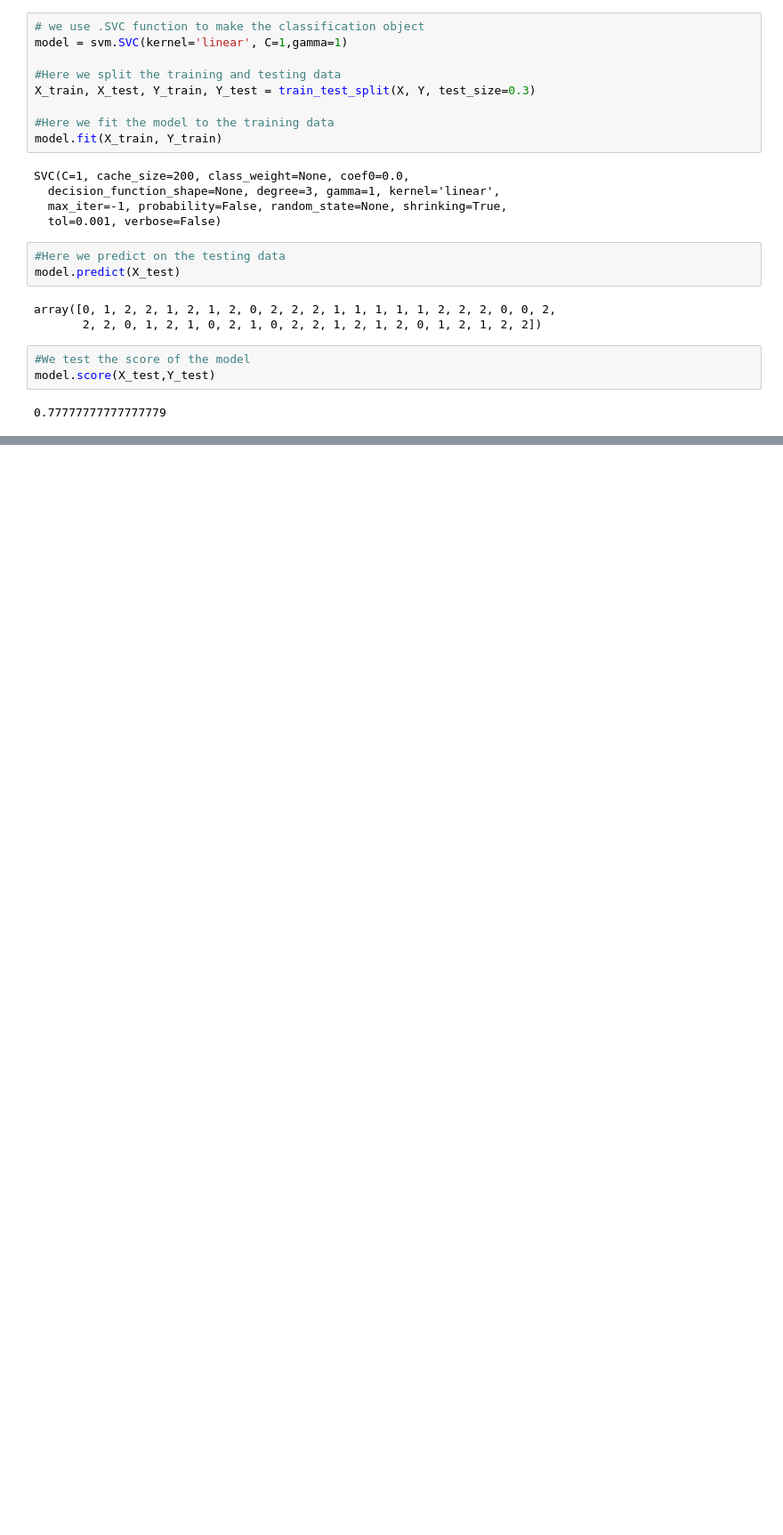
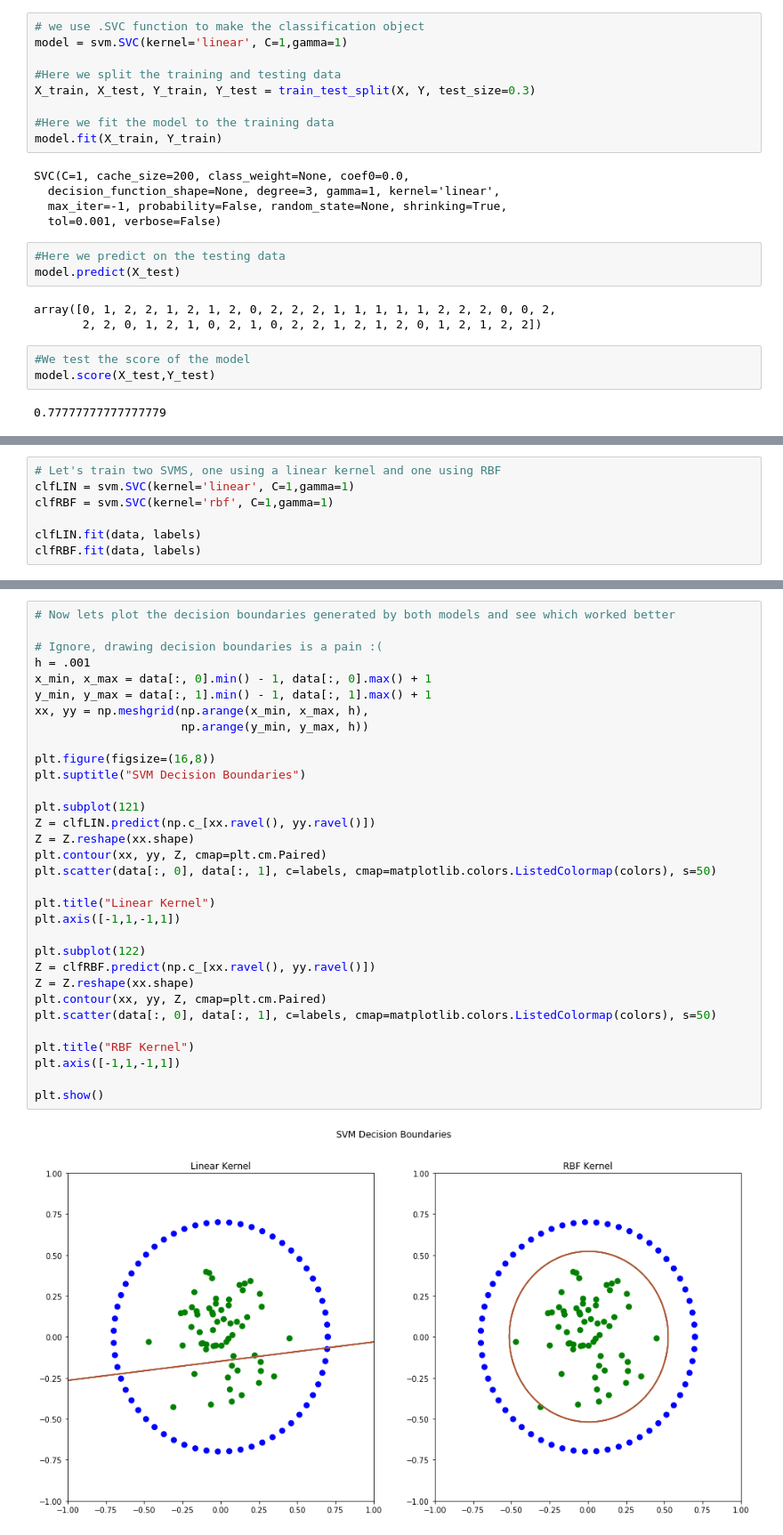
Before and after one commit to CornellDataScience/training-program-FA17, a Jupyter notebook: notes/LECTURE 6.ipynb, the cells around one changed output, grey strips where cells are left out. Shown at 89% size. Cells and saved outputs as stored; diff of their text form; blank space fills up the shorter version.

Commit message:
Added Kernel section to notes

```diff
--- a/notes/LECTURE 6.ipynb
+++ b/notes/LECTURE 6.ipynb
@@ -127,0 +169,7 @@ The regularization constant controls how "soft" the margins are.
+# %%
+# Let's train two SVMS, one using a linear kernel and one using RBF
+clfLIN = svm.SVC(kernel='linear', C=1,gamma=1)
+clfRBF = svm.SVC(kernel='rbf', C=1,gamma=1)
+
+clfLIN.fit(data, labels)
+clfRBF.fit(data, labels)
@@ -127,0 +181,34 @@ The regularization constant controls how "soft" the margins are.
+# %%
+# Now lets plot the decision boundaries generated by both models and see which worked better
+
+# Ignore, drawing decision boundaries is a pain :(
+h = .001
+x_min, x_max = data[:, 0].min() - 1, data[:, 0].max() + 1
+y_min, y_max = data[:, 1].min() - 1, data[:, 1].max() + 1
+xx, yy = np.meshgrid(np.arange(x_min, x_max, h),
+                     np.arange(y_min, y_max, h))
+
+plt.figure(figsize=(16,8))
+plt.suptitle("SVM Decision Boundaries")
+
+plt.subplot(121)
+Z = clfLIN.predict(np.c_[xx.ravel(), yy.ravel()])
+Z = Z.reshape(xx.shape)
+plt.contour(xx, yy, Z, cmap=plt.cm.Paired)
+plt.scatter(data[:, 0], data[:, 1], c=labels, cmap=matplotlib.colors.ListedColormap(colors), s=50)
+
+plt.title("Linear Kernel")
+plt.axis([-1,1,-1,1])
+
+plt.subplot(122)
+Z = clfRBF.predict(np.c_[xx.ravel(), yy.ravel()])
+Z = Z.reshape(xx.shape)
+plt.contour(xx, yy, Z, cmap=plt.cm.Paired)
+plt.scatter(data[:, 0], data[:, 1], c=labels, cmap=matplotlib.colors.ListedColormap(colors), s=50)
+
+plt.title("RBF Kernel")
+plt.axis([-1,1,-1,1])
+
+plt.show()
+# %% [output]
+[figure, added]
```
Also changed, not shown: parts of 11 cells of this notebook.
